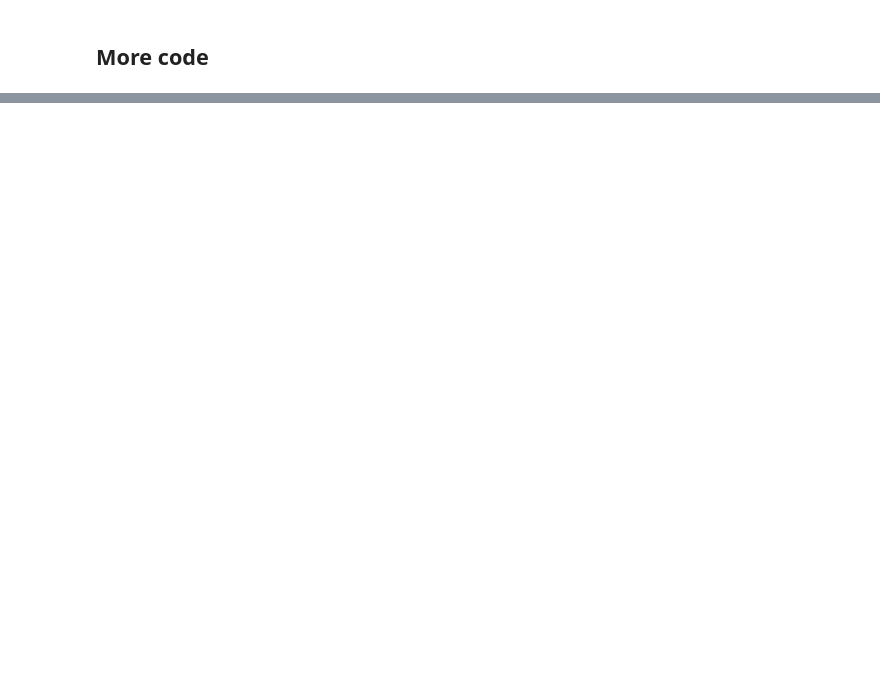
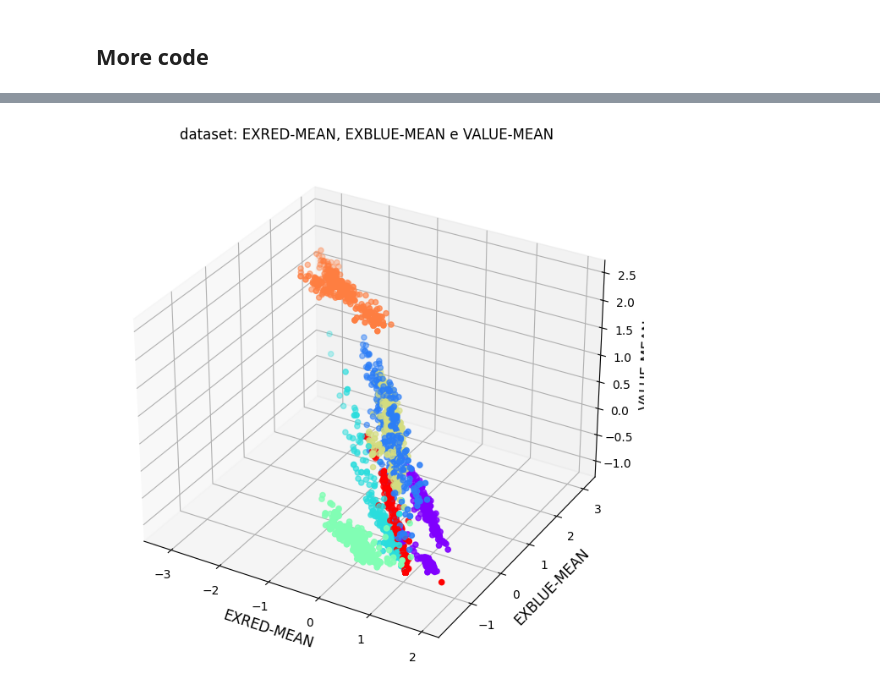
Before and after one commit to allansdefreitas/unsupervised-learning, a Jupyter notebook: questao_1.ipynb, the cells around one changed output, grey strips where cells are left out. Cells and saved outputs as stored; diff of their text form; code cells hidden in the pictures; blank space fills up the shorter version.

Commit message:
2d and 3d cluster plots

```diff
--- a/questao_1.ipynb
+++ b/questao_1.ipynb
@@ -1238,0 +1219,13 @@ ax2.legend()
+# %%
+data = X_dataset_2
+dataset_name = 'dataset_2'
+labels = labels_a_priori
+save_fig=True
+
+feat_x_index = 4
+feat_y_index = 5
+feat_z_index = 7
+
+plot_scatter_three_features(data, labels, fetures_indexes_list=[feat_x_index, feat_y_index, feat_z_index], save_fig=True, dataset_name='dataset')
+# %% [output]
+[figure, added]
```
Also changed, not shown: parts of 62 cells of this notebook.
